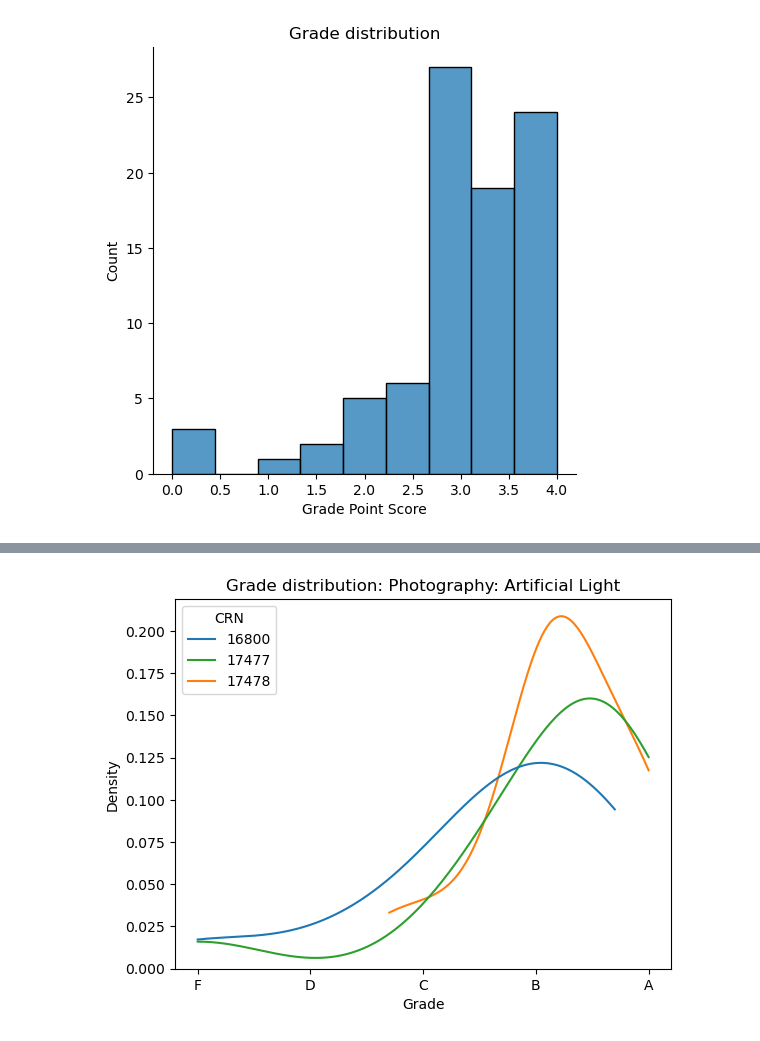
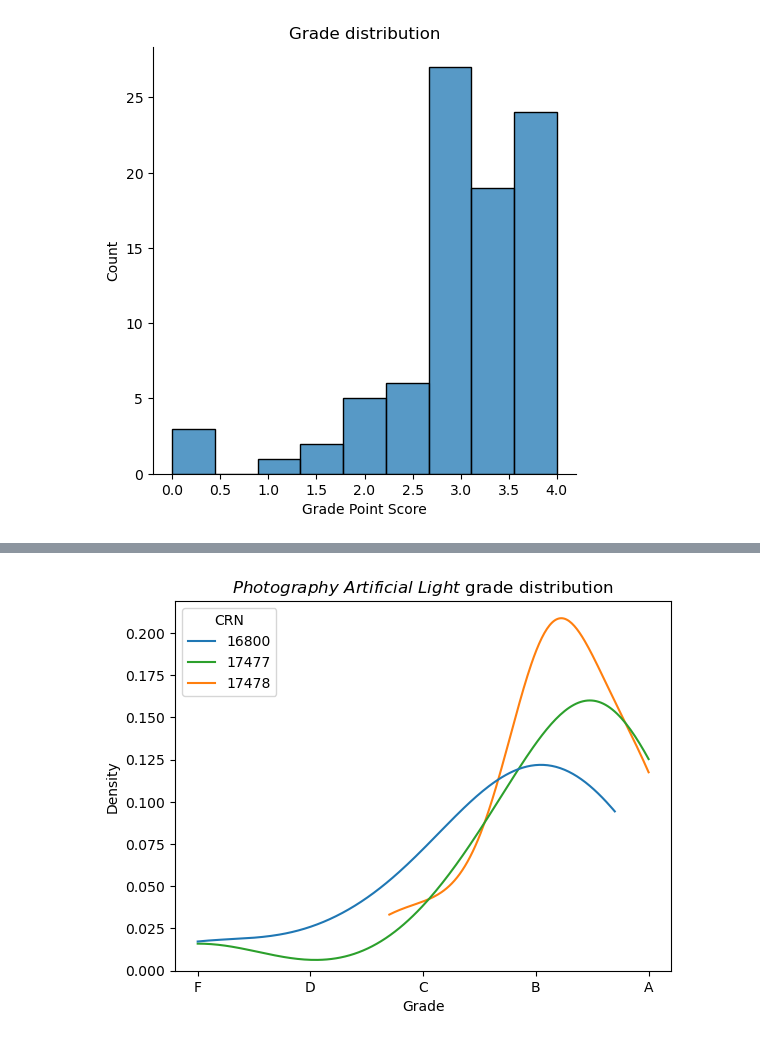
Before and after one commit to gperdrizet/grade_distribution, a Jupyter notebook: grade_distribution_plots.ipynb, the cells around one changed output, grey strips where cells are left out. Saved outputs shown, nothing was run; the diff lists cells and outputs as text; code cells hidden in the pictures.

```diff
--- a/grade_distribution_plots.ipynb
+++ b/grade_distribution_plots.ipynb
@@ -95,19 +119,22 @@ xticks = ax.set_xticks(range(5), labels=['F','D','C','B','A'])
 # %%
+def ital(s):
+    return "\033[3m" + s + "\033[0m"
+
 ax = sns.kdeplot(
     data=data[data['Course title'] == 'Photography: Artificial Light'],
     x="Grade Points",
     hue='CRN',
-    palette=palette,
+    palette=palette[:3],
     bw_adjust=1,
     cut=0
 )
 
 plot = ax.set(
     xlabel='Grade',
     ylabel='Density',
-    title='Grade distribution: Photography: Artificial Light'
+    title='$\it{Photography\ Artificial\ Light}$ grade distribution'
 )
 
 xticks = ax.set_xticks(range(5), labels=['F','D','C','B','A'])
 # %% [output]
-[figure, old version]
+[figure, new version]
```
Also changed, not shown: parts of 15 cells of this notebook.
